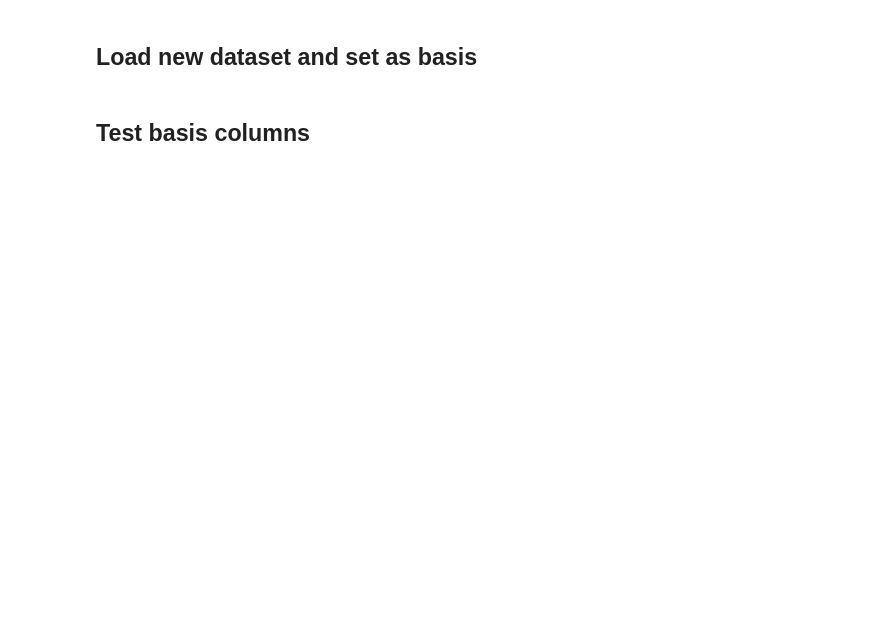
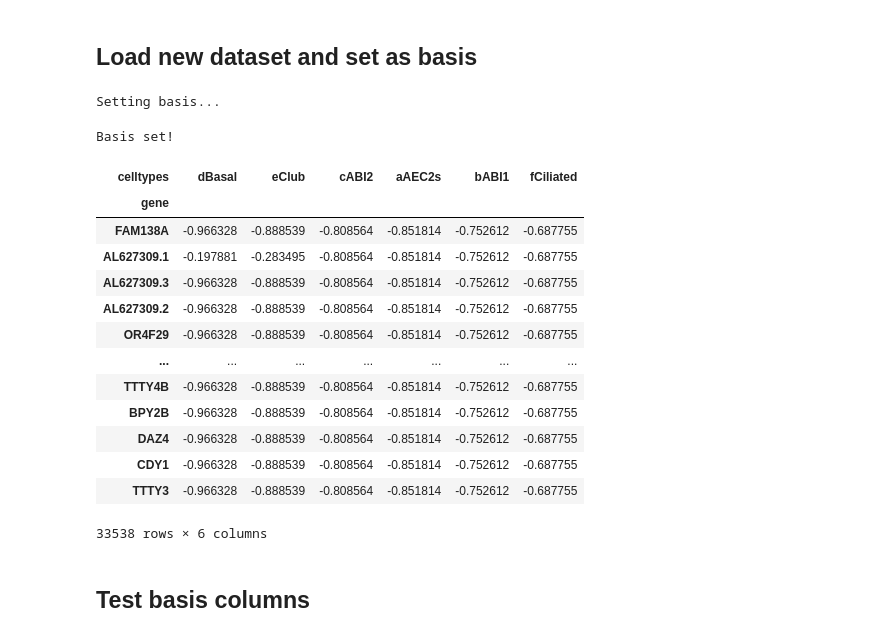
Before and after one commit to EitanVilker/Transdifferentiating-AT2, a Jupyter notebook: scTOP Vignette 2- Constructing Reference Bases.ipynb, the cells around one changed output. Drawn from its saved outputs; the diff is of its cells as text; code cells hidden in the pictures; blank space fills up the shorter version.

```diff
--- a/scTOP Vignette 2- Constructing Reference Bases.ipynb
+++ b/scTOP Vignette 2- Constructing Reference Bases.ipynb
@@ -17,7 +21,24 @@ pio.renderers.default = 'notebook'
 ## Load new dataset and set as basis
 # %%
 kathiriyaObj = TopObject.TopObject("Kathiriya", manualInit=False)
-kathiryaObj.setBasis() # This doesn't stop you from using it as a source still, just fills in the basis attribute of the object
+kathiriyaObj.setBasis() # This doesn't stop you from using it as a source still, just fills in the basis attribute of the object
+# %% [output]
+Setting basis...
+Basis set!
+| celltypes | dBasal | eClub | cABI2 | aAEC2s | bABI1 | fCiliated |
+| gene |  |  |  |  |  |  |
+| FAM138A | -0.966328 | -0.888539 | -0.808564 | -0.851814 | -0.752612 | -0.687755 |
+| AL627309.1 | -0.197881 | -0.283495 | -0.808564 | -0.851814 | -0.752612 | -0.687755 |
+| AL627309.3 | -0.966328 | -0.888539 | -0.808564 | -0.851814 | -0.752612 | -0.687755 |
+| AL627309.2 | -0.966328 | -0.888539 | -0.808564 | -0.851814 | -0.752612 | -0.687755 |
+| OR4F29 | -0.966328 | -0.888539 | -0.808564 | -0.851814 | -0.752612 | -0.687755 |
+| ... | ... | ... | ... | ... | ... | ... |
+| TTTY4B | -0.966328 | -0.888539 | -0.808564 | -0.851814 | -0.752612 | -0.687755 |
+| BPY2B | -0.966328 | -0.888539 | -0.808564 | -0.851814 | -0.752612 | -0.687755 |
+| DAZ4 | -0.966328 | -0.888539 | -0.808564 | -0.851814 | -0.752612 | -0.687755 |
+| CDY1 | -0.966328 | -0.888539 | -0.808564 | -0.851814 | -0.752612 | -0.687755 |
+| TTTY3 | -0.966328 | -0.888539 | -0.808564 | -0.851814 | -0.752612 | -0.687755 |
+33538 rows × 6 columns
 # %% [markdown]
 ## Test basis columns
 # %%
```
Also changed, not shown: parts of 7 cells of this notebook, 3 other files.
